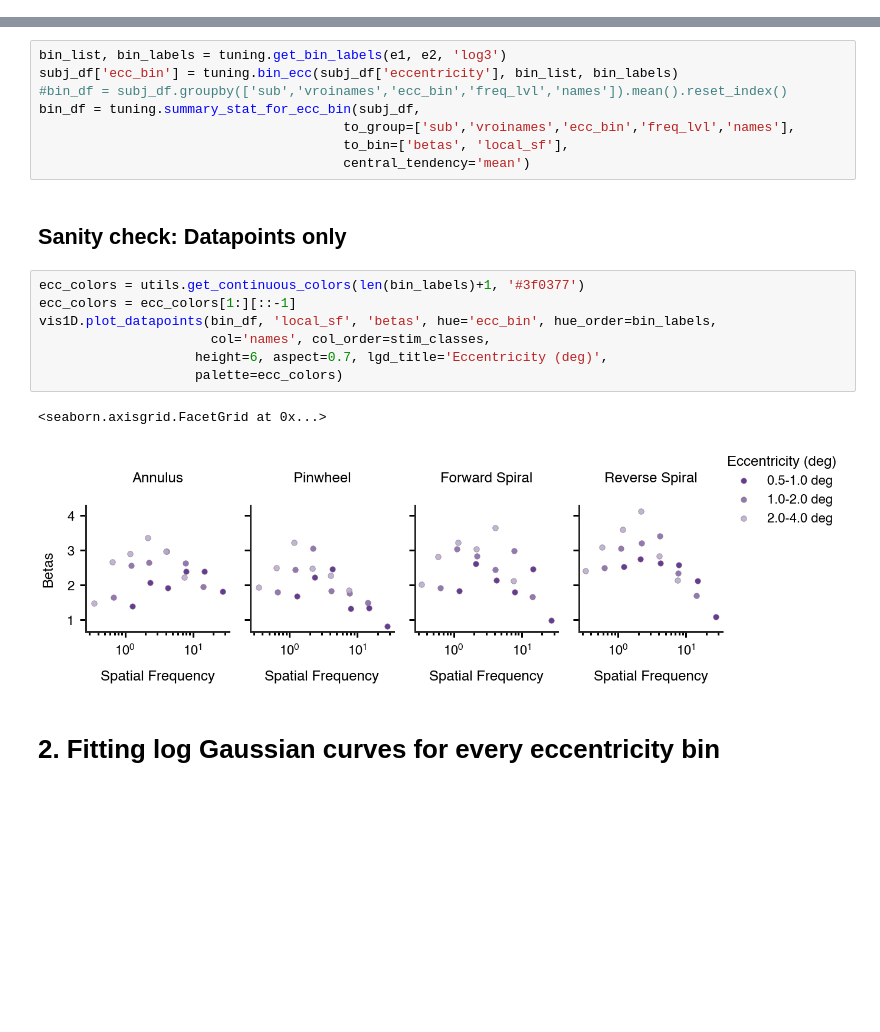
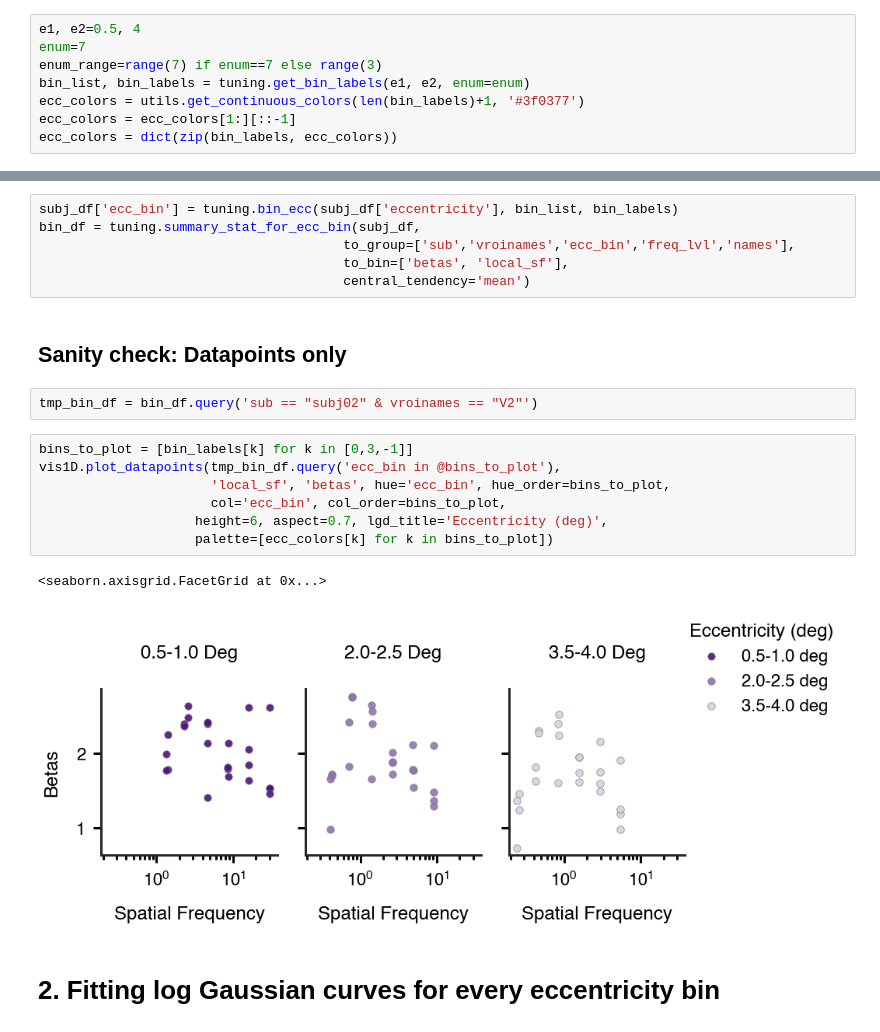
Before and after one commit to JiyeongHa/Spatial-Frequency-Preference_NSDsyn, a Jupyter notebook: notebooks/2-tuning-curves.ipynb, the cells around one changed output, grey strips where cells are left out. Cells and saved outputs as stored; diff of their text form; blank space fills up the shorter version.

```diff
--- a/notebooks/2-tuning-curves.ipynb
+++ b/notebooks/2-tuning-curves.ipynb
@@ -38,3 +42,11 @@ voxels='pRFcenter'
+# %%
+e1, e2=0.5, 4
+enum=7
+enum_range=range(7) if enum==7 else range(3)
+bin_list, bin_labels = tuning.get_bin_labels(e1, e2, enum=enum)
+ecc_colors = utils.get_continuous_colors(len(bin_labels)+1, '#3f0377')
+ecc_colors = ecc_colors[1:][::-1]
+ecc_colors = dict(zip(bin_labels, ecc_colors))
 # %% [markdown]
 # Load betas and experimental design information
 # %%
@@ -43,25 +55,25 @@ subj_df = subj_df.query('~names.str.contains("intermediate").values')
 # %% [markdown]
 # 1. Binning
 # %%
-bin_list, bin_labels = tuning.get_bin_labels(e1, e2, 'log3')
 subj_df['ecc_bin'] = tuning.bin_ecc(subj_df['eccentricity'], bin_list, bin_labels)
-#bin_df = subj_df.groupby(['sub','vroinames','ecc_bin','freq_lvl','names']).mean().reset_index()
 bin_df = tuning.summary_stat_for_ecc_bin(subj_df,
                                        to_group=['sub','vroinames','ecc_bin','freq_lvl','names'],
                                        to_bin=['betas', 'local_sf'],
                                        central_tendency='mean')
 # %% [markdown]
 ## Sanity check: Datapoints only
+# %%
+tmp_bin_df = bin_df.query('sub == "subj02" & vroinames == "V2"')
 # %%
-ecc_colors = utils.get_continuous_colors(len(bin_labels)+1, '#3f0377')
-ecc_colors = ecc_colors[1:][::-1]
-vis1D.plot_datapoints(bin_df, 'local_sf', 'betas', hue='ecc_bin', hue_order=bin_labels,
-                      col='names', col_order=stim_classes,
+bins_to_plot = [bin_labels[k] for k in [0,3,-1]]
+vis1D.plot_datapoints(tmp_bin_df.query('ecc_bin in @bins_to_plot'),
+                      'local_sf', 'betas', hue='ecc_bin', hue_order=bins_to_plot,
+                      col='ecc_bin', col_order=bins_to_plot,
                     height=6, aspect=0.7, lgd_title='Eccentricity (deg)',
-                    palette=ecc_colors)
+                    palette=[ecc_colors[k] for k in bins_to_plot])
 # %% [output]
 <seaborn.axisgrid.FacetGrid at 0x...>
-[figure, old version]
+[figure, new version]
 # %% [markdown]
 # 2. Fitting log Gaussian curves for every eccentricity bin
 # %%
```
Also changed, not shown: parts of 14 cells of this notebook, 3 other files.
